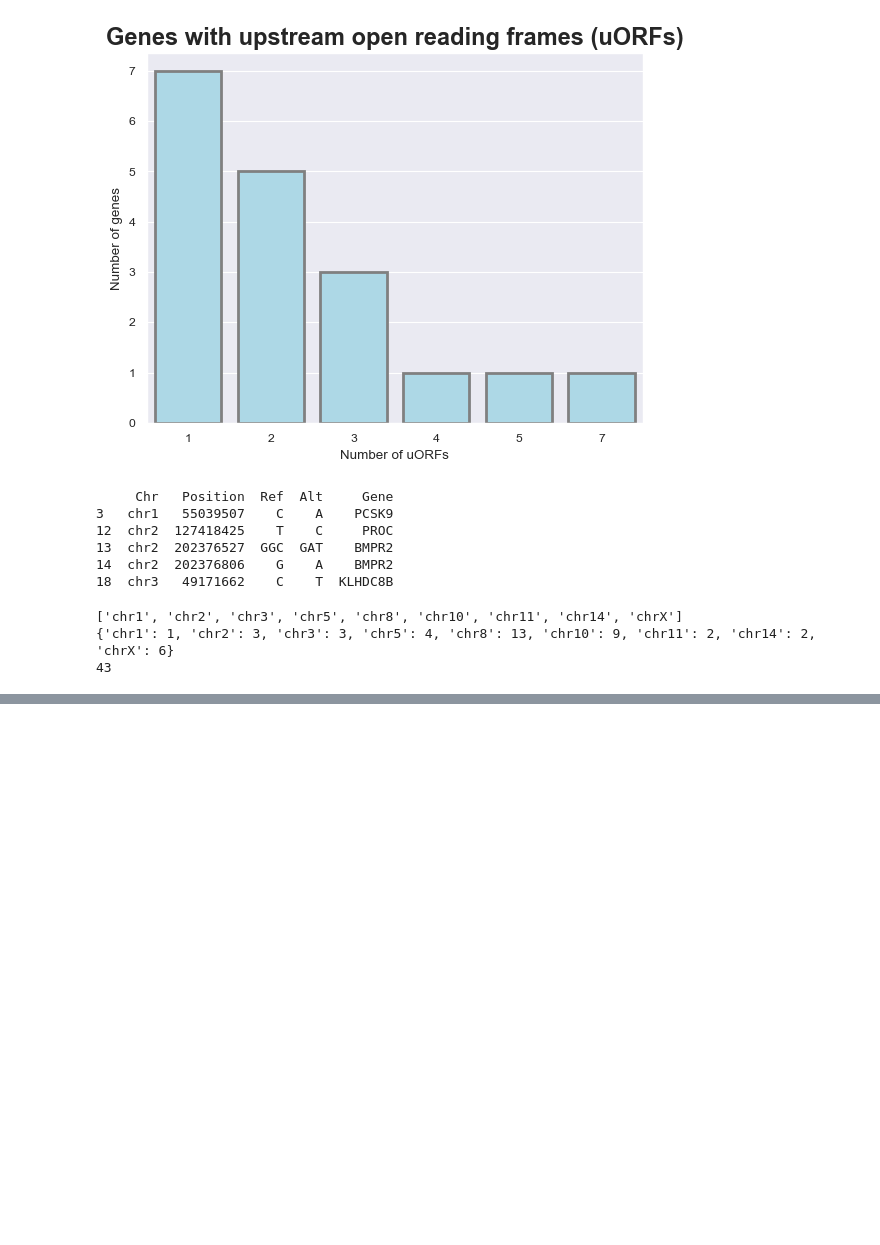
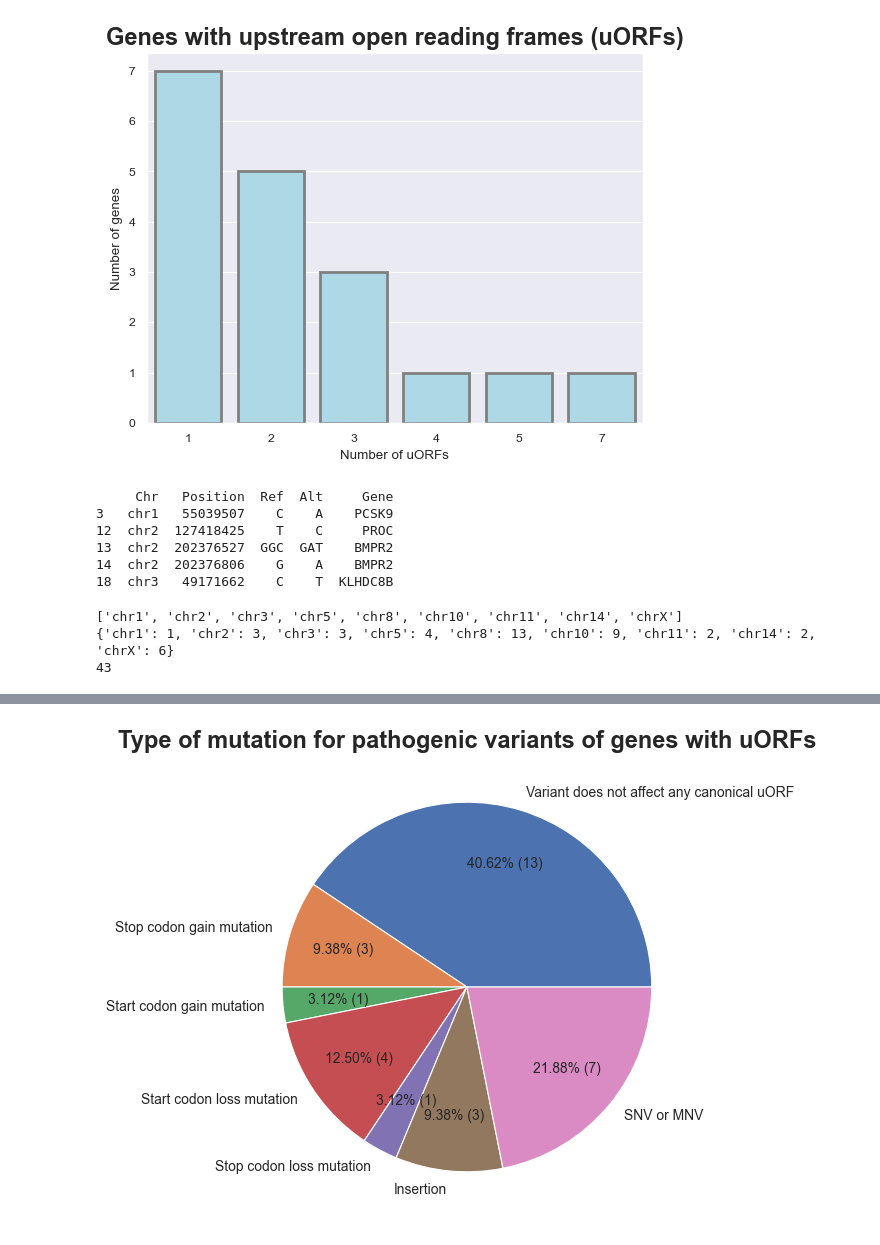
Before and after one commit to Ale-pinto-alba/utrfx, a Jupyter notebook: paper_visualization.ipynb, the cells around one changed output, grey strips where cells are left out. Drawn from its saved outputs; the diff is of its cells as text; code cells hidden in the pictures; blank space fills up the shorter version.

```diff
--- a/paper_visualization.ipynb
+++ b/paper_visualization.ipynb
@@ -392,24 +423,25 @@ plt.show()
 # %%
 mutations_of_pathogenic_variants_df = type_mutations_pathogenic_variants_with_uorfs_df[
     (type_mutations_pathogenic_variants_with_uorfs_df["Mutation Type"] != "Variant not in the 5'UTR of the given transcript") &
     (type_mutations_pathogenic_variants_with_uorfs_df["Mutation Type"] != 'Reference alleles do not match')
 ]
 
 sns.set("paper")
 plt.figure(figsize=(6,6))
 plt.pie(mutations_of_pathogenic_variants_df["Coincidences"],
         labels=mutations_of_pathogenic_variants_df["Mutation Type"],
         labeldistance=1.1,
-        shadow=True,
         autopct=lambda pct: autopct_with_value(pct, mutations_of_pathogenic_variants_df["Coincidences"]),
         textprops={"fontsize": 10},
         pctdistance=0.7,
         radius=1,
     )
 plt.title("Type of mutation for pathogenic variants of genes with uORFs",
           fontsize= 17,
           fontweight= "bold",)
 plt.show()
+# %% [output]
+[figure, added]
 # %%
 patho_mutation_variants_df = pathogenic_variants_genes_with_uorfs_df[
     (pathogenic_variants_genes_with_uorfs_df["Type mutation"] != "Variant not in the 5'UTR of the given transcript") &
```
Also changed, not shown: parts of 17 cells of this notebook, 4 other files.
